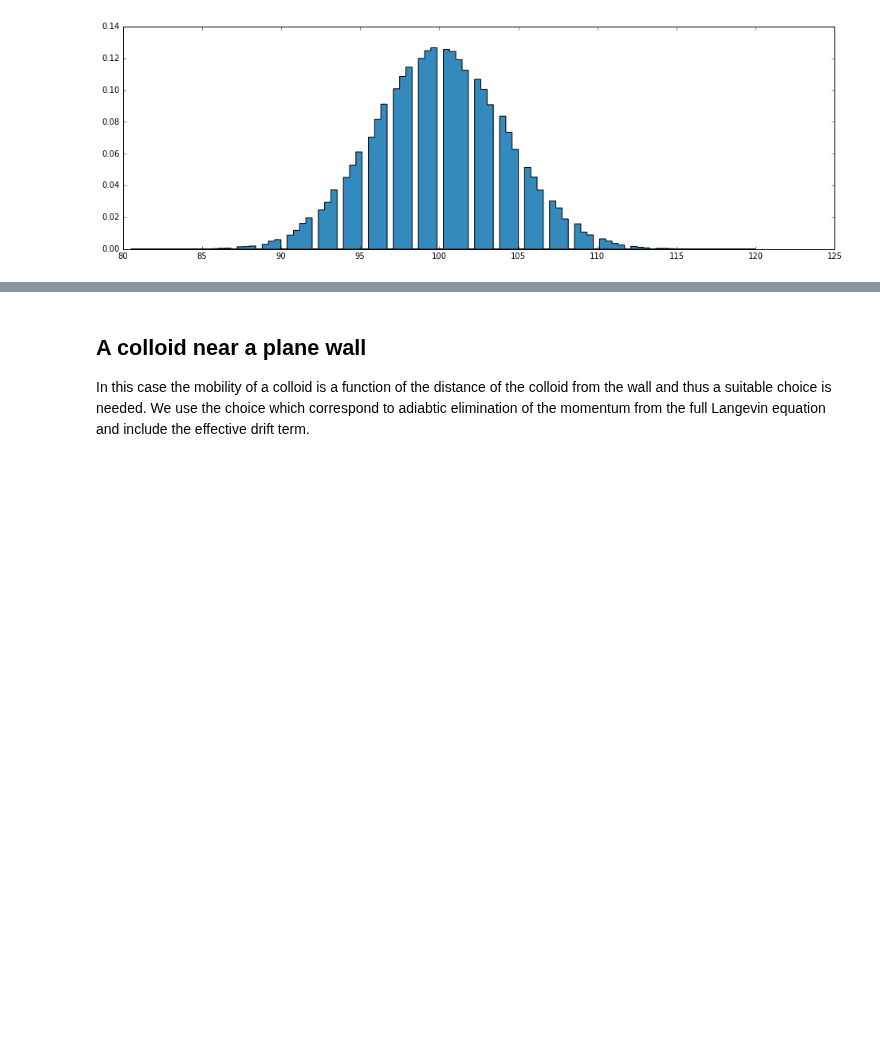
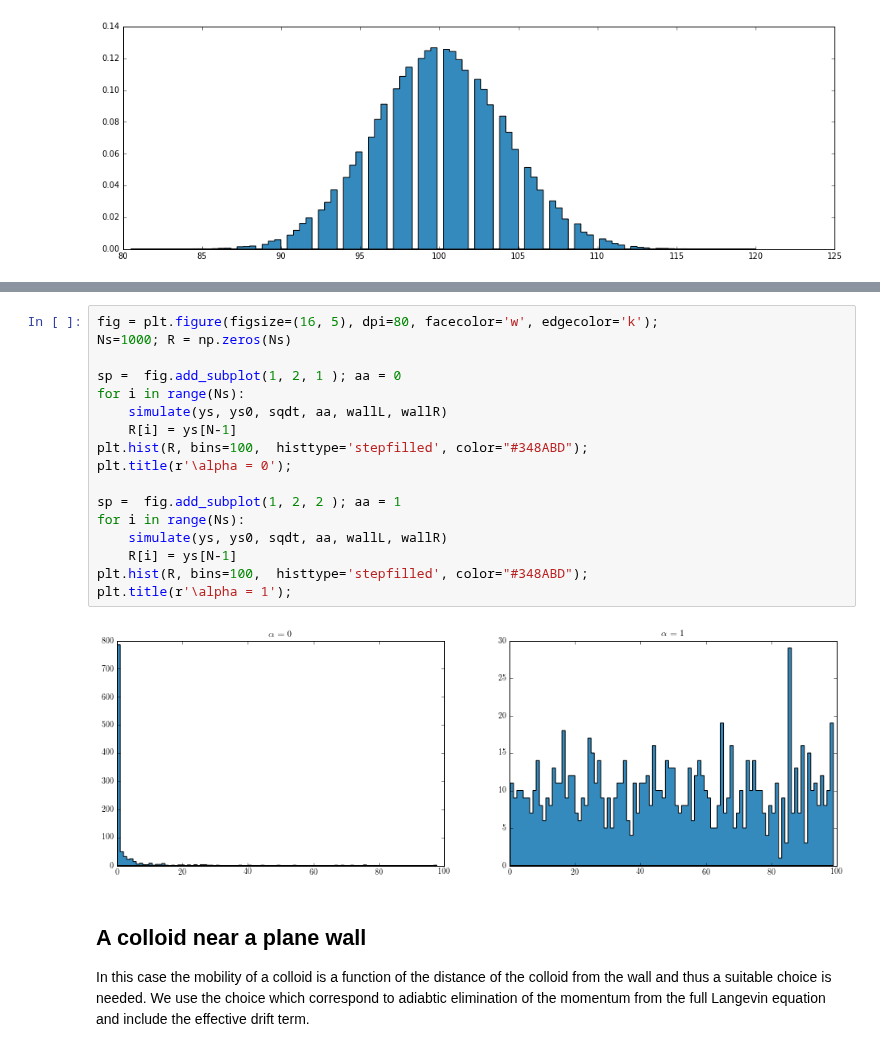
Before and after one commit to rajeshrinet/compPhy, a Jupyter notebook: notebooks/2017/SDE.ipynb, the cells around one changed output, grey strips where cells are left out. Drawn from its saved outputs; the diff is of its cells as text; blank space fills up the shorter version.

```diff
--- a/notebooks/2017/SDE.ipynb
+++ b/notebooks/2017/SDE.ipynb
@@ -63,3 +111,22 @@ plt.hist(R, bins=100, normed=1, histtype='stepfilled', color="#348ABD");
+# %%
+fig = plt.figure(figsize=(16, 5), dpi=80, facecolor='w', edgecolor='k');
+Ns=1000; R = np.zeros(Ns)
+
+sp =  fig.add_subplot(1, 2, 1 ); aa = 0
+for i in range(Ns):
+    simulate(ys, ys0, sqdt, aa, wallL, wallR)
+    R[i] = ys[N-1]
+plt.hist(R, bins=100,  histtype='stepfilled', color="#348ABD");
+plt.title(r'\alpha = 0');
+
+sp =  fig.add_subplot(1, 2, 2 ); aa = 1
+for i in range(Ns):
+    simulate(ys, ys0, sqdt, aa, wallL, wallR)
+    R[i] = ys[N-1]
+plt.hist(R, bins=100,  histtype='stepfilled', color="#348ABD");
+plt.title(r'\alpha = 1');
+# %% [output]
+[figure, added]
 # %% [markdown]
 ## A colloid near a plane wall
 In this case the mobility of a colloid is a function of the distance of the colloid from the wall and thus a suitable choice is needed. We use the choice which correspond to adiabtic elimination of the momentum from the full Langevin equation and include the effective drift term.
```
Also changed, not shown: parts of 2 cells of this notebook.
